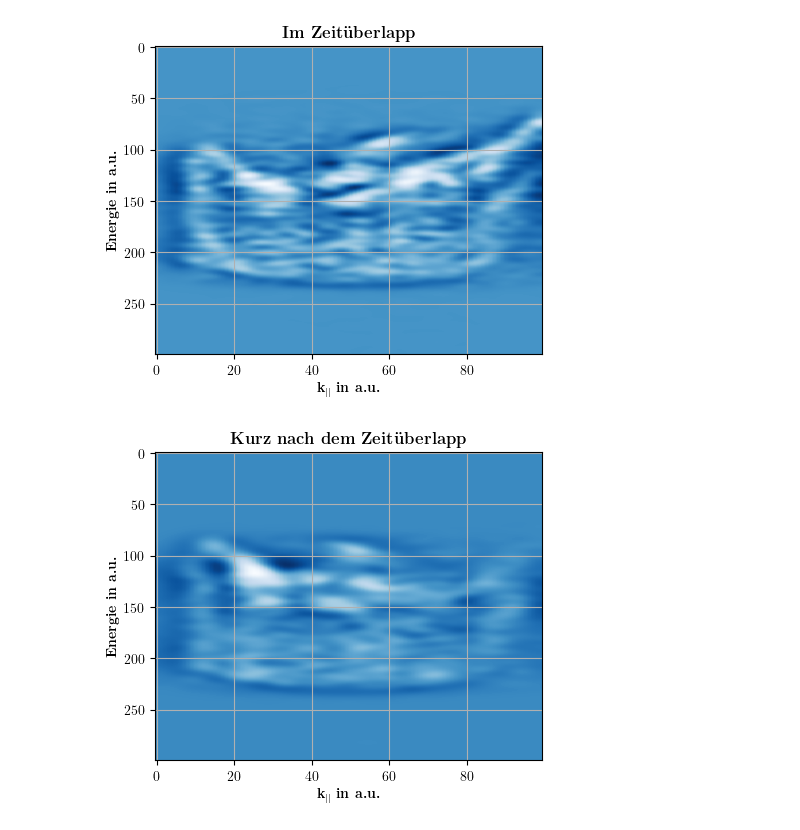
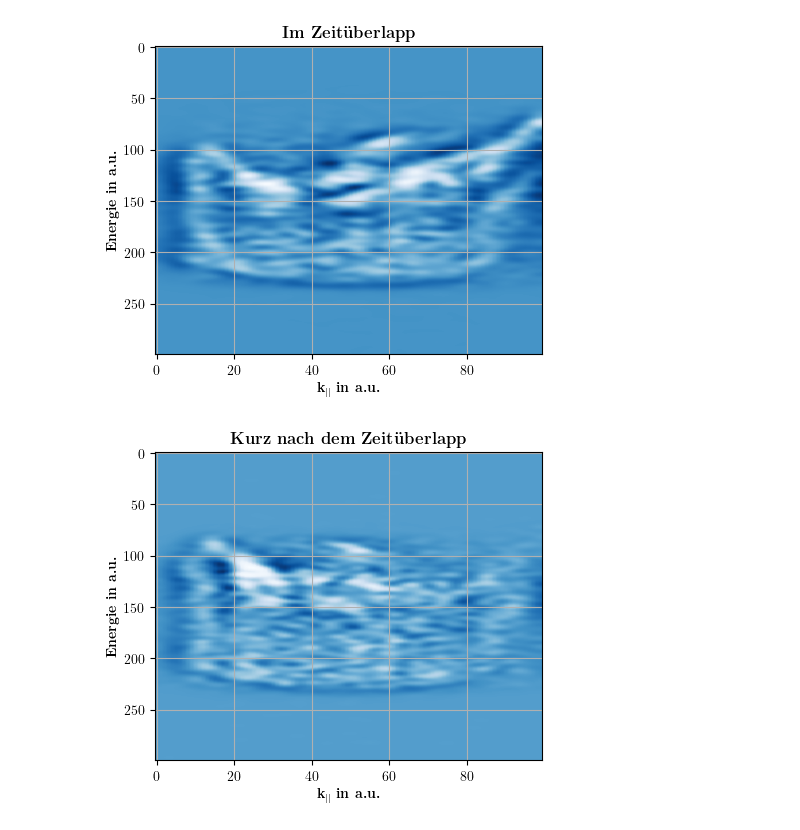
Before and after one commit to RicemanBoy/NM-Code-for-Excercises, a Jupyter notebook: Forschungsarbeit 1/plot.ipynb, the cells around one changed output. Drawn from its saved outputs; the diff is of its cells as text; code cells hidden in the pictures.

```diff
--- a/Forschungsarbeit 1/plot.ipynb
+++ b/Forschungsarbeit 1/plot.ipynb
@@ -132,22 +133,22 @@ plt.show()
 # %% [output]
 [figure]
 # %%
-data_ek_1921_laplace = ndimage.gaussian_laplace(data_ek_1921,sigma = 3.5)
+data_ek_1921_laplace = ndimage.gaussian_laplace(data_ek_1921,sigma = 2.5)
 
 arg_imshow = dict(cmap='Blues')
 
 plt.rcParams['text.usetex'] = True
 
 fig, ax = plt.subplots(figsize=(5,4))
 ax.imshow(data_ek_1921_laplace, **arg_imshow, aspect="auto",norm="symlog")
 ax.grid()
 ax.set_title(r"\bf{Kurz nach dem Zeitüberlapp}")
 ax.set_xlabel(r"$\mathbf{k_{||}}$ \bf{in a.u.}")
 ax.set_ylabel(r"\bf{Energie in a.u.}")
-plt.savefig('kurznachher.pdf', format='pdf', dpi=300)
+plt.savefig('kurznacher.pdf', format='pdf', dpi=300)
 plt.show()
 # %% [output]
-[figure, old version]
+[figure, new version]
 # %%
 # save = False
 
```
Also changed, not shown: parts of 2 cells of this notebook, 4 other files.
